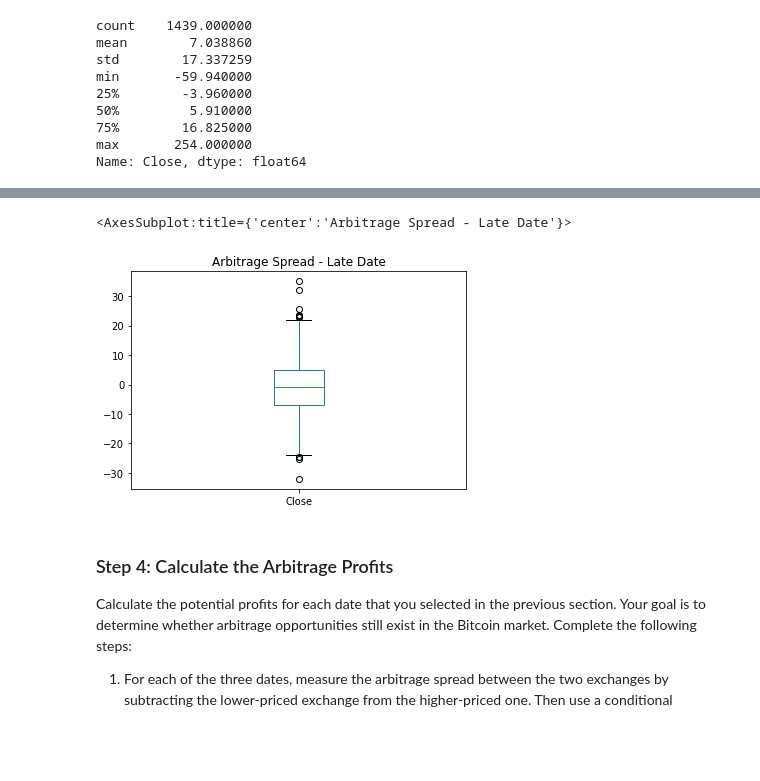
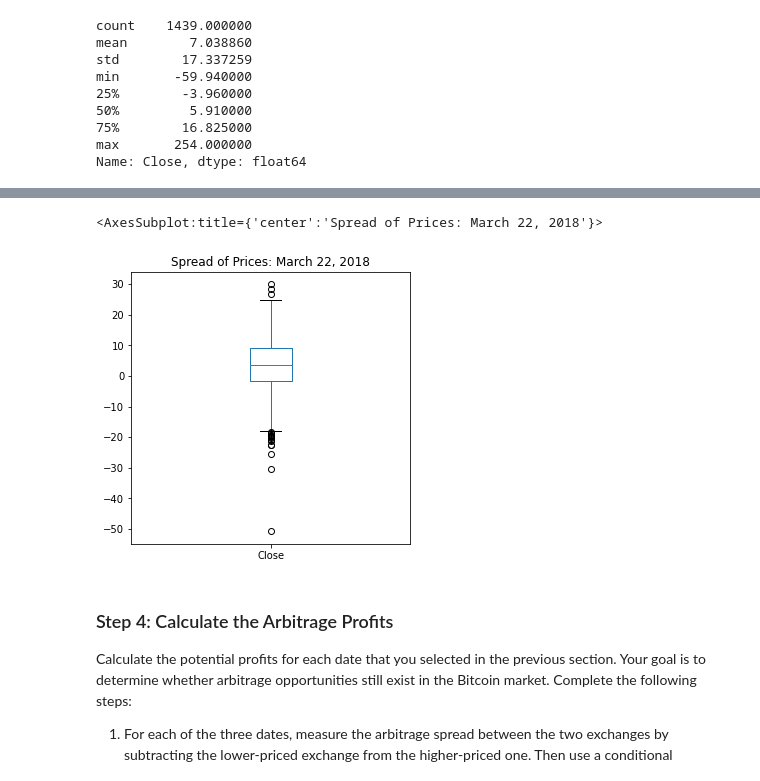
Before and after one commit to Sam-Weiner/Crypto_Arbitrage_Opp_Analysis, a Jupyter notebook: crypto_arbitrage.ipynb, the cells around one changed output, grey strips where cells are left out. Saved outputs shown, nothing was run; the diff lists cells and outputs as text; code cells hidden in the pictures; blank space fills up the shorter version.

```diff
--- a/crypto_arbitrage.ipynb
+++ b/crypto_arbitrage.ipynb
@@ -444,8 +446,8 @@ Name: Close, dtype: float64
 # %%
 # Using the date from the late that you have selected, calculate the arbitrage spread
 # by subtracting the bitstamp lower closing prices from the coinbase higher closing prices
-arbitrage_spread_late = # YOUR CODE HERE
+arbitrage_spread_late = bitstamp_sliced.loc["2018-03-22"] - coinbase_sliced.loc["2018-03-22"]
 
 # Generate summary statistics for the late DataFrame
-# YOUR CODE HERE
+arbitrage_spread_late.describe()
 # %% [output]
@@ -460,10 +462,10 @@ max        35.070000
 Name: Close, dtype: float64
 # %%
 # Visualize the arbitrage spread from late in the dataset in a box plot
-# YOUR CODE HERE
+arbitrage_spread_late.plot.box(figsize=(5,5), title="Spread of Prices: March 22, 2018")
 # %% [output]
-<AxesSubplot:title={'center':'Arbitrage Spread - Late Date'}>
+<AxesSubplot:title={'center':'Spread of Prices: March 22, 2018'}>
-[figure, old version]
+[figure, new version]
 # %% [markdown]
 ### Step 4: Calculate the Arbitrage Profits
 
```
Also changed, not shown: parts of 4 cells of this notebook.
